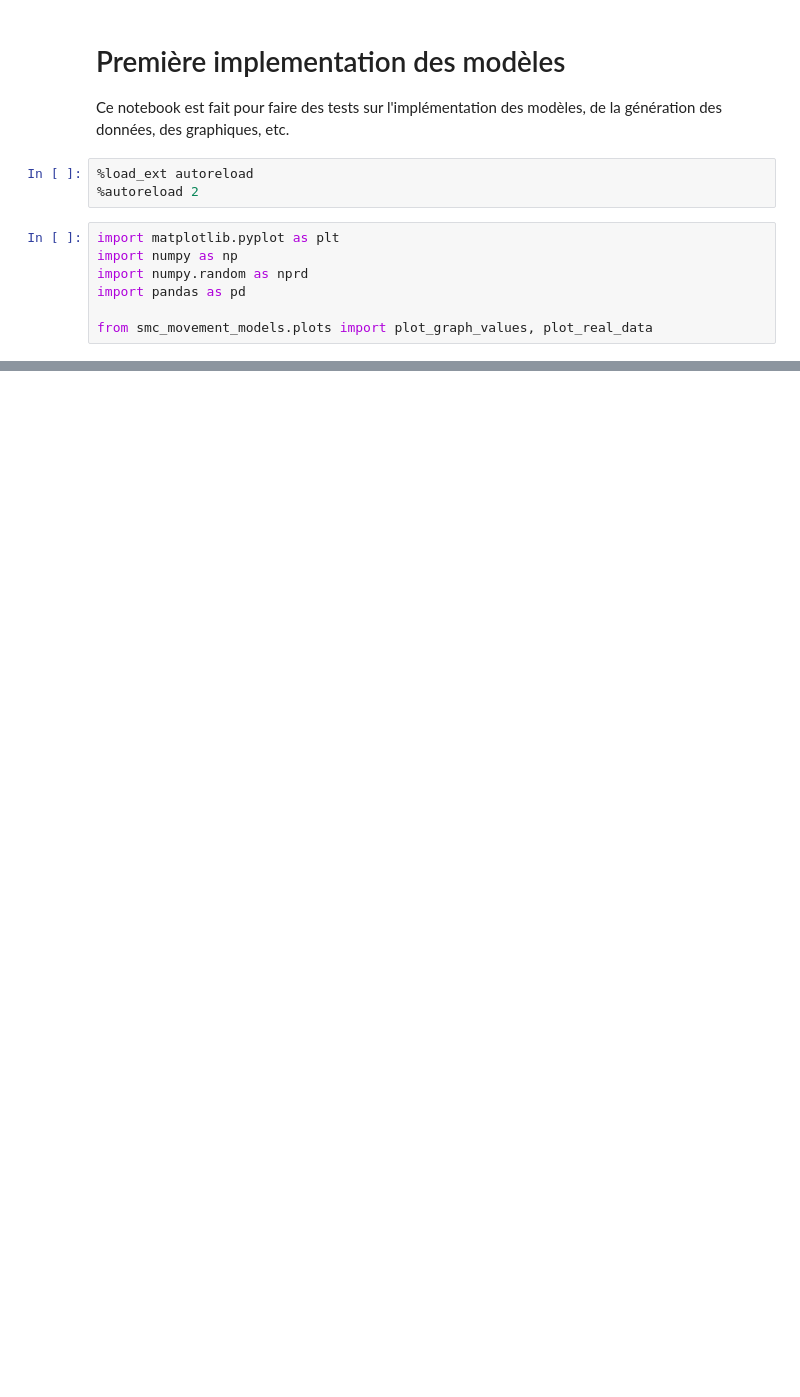
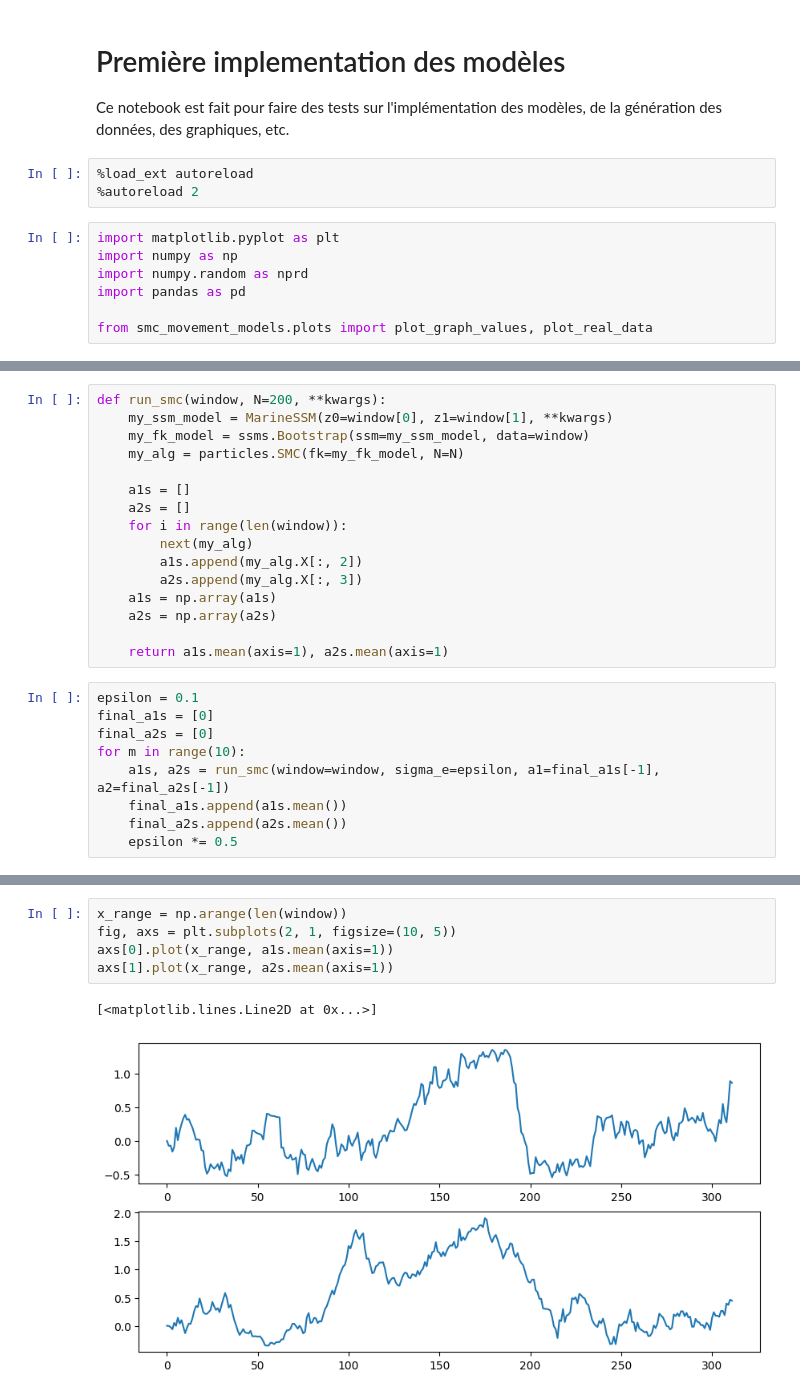
Before and after one commit to gwatkinson/smc_movement_models, a Jupyter notebook: notebooks/first_implementation.ipynb, the cells around one changed output, grey strips where cells are left out. Saved outputs shown, nothing was run; the diff lists cells and outputs as text; blank space fills up the shorter version.

```diff
--- a/notebooks/first_implementation.ipynb
+++ b/notebooks/first_implementation.ipynb
@@ -41,0 +47,25 @@ alg.run()
+# %%
+def run_smc(window, N=200, **kwargs):
+    my_ssm_model = MarineSSM(z0=window[0], z1=window[1], **kwargs)
+    my_fk_model = ssms.Bootstrap(ssm=my_ssm_model, data=window)
+    my_alg = particles.SMC(fk=my_fk_model, N=N)
+
+    a1s = []
+    a2s = []
+    for i in range(len(window)):
+        next(my_alg)
+        a1s.append(my_alg.X[:, 2])
+        a2s.append(my_alg.X[:, 3])
+    a1s = np.array(a1s)
+    a2s = np.array(a2s)
+
+    return a1s.mean(axis=1), a2s.mean(axis=1)
+# %%
+epsilon = 0.1
+final_a1s = [0]
+final_a2s = [0]
+for m in range(10):
+    a1s, a2s = run_smc(window=window, sigma_e=epsilon, a1=final_a1s[-1], a2=final_a2s[-1])
+    final_a1s.append(a1s.mean())
+    final_a2s.append(a2s.mean())
+    epsilon *= 0.5
@@ -41,0 +85,8 @@ alg.run()
+# %%
+x_range = np.arange(len(window))
+fig, axs = plt.subplots(2, 1, figsize=(10, 5))
+axs[0].plot(x_range, a1s.mean(axis=1))
+axs[1].plot(x_range, a2s.mean(axis=1))
+# %% [output]
+[<matplotlib.lines.Line2D at 0x...>]
+[figure, added]
```
Also changed, not shown: parts of 11 cells of this notebook.
